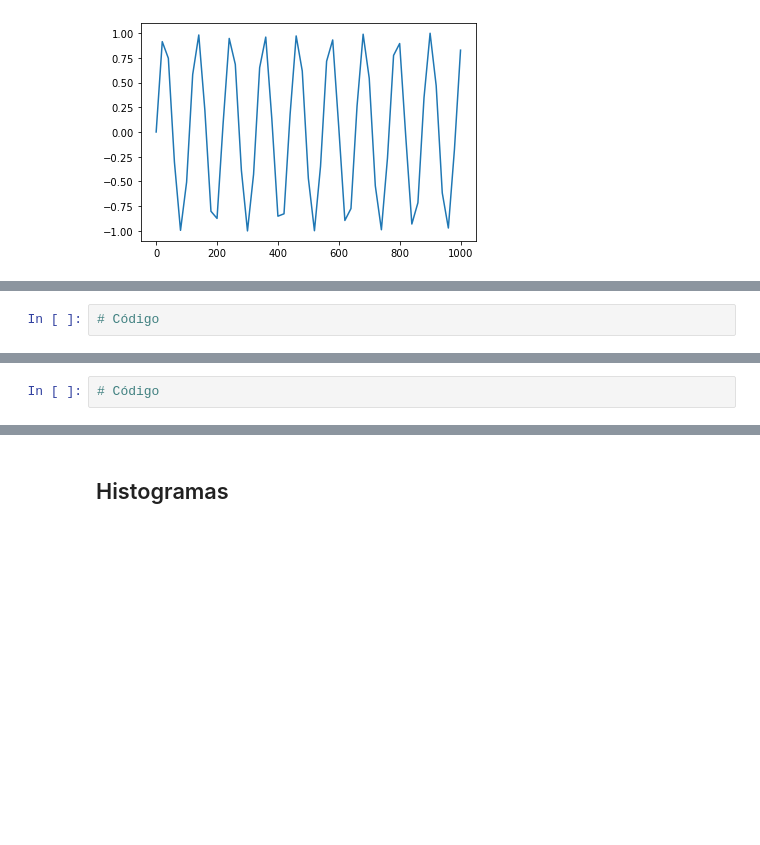
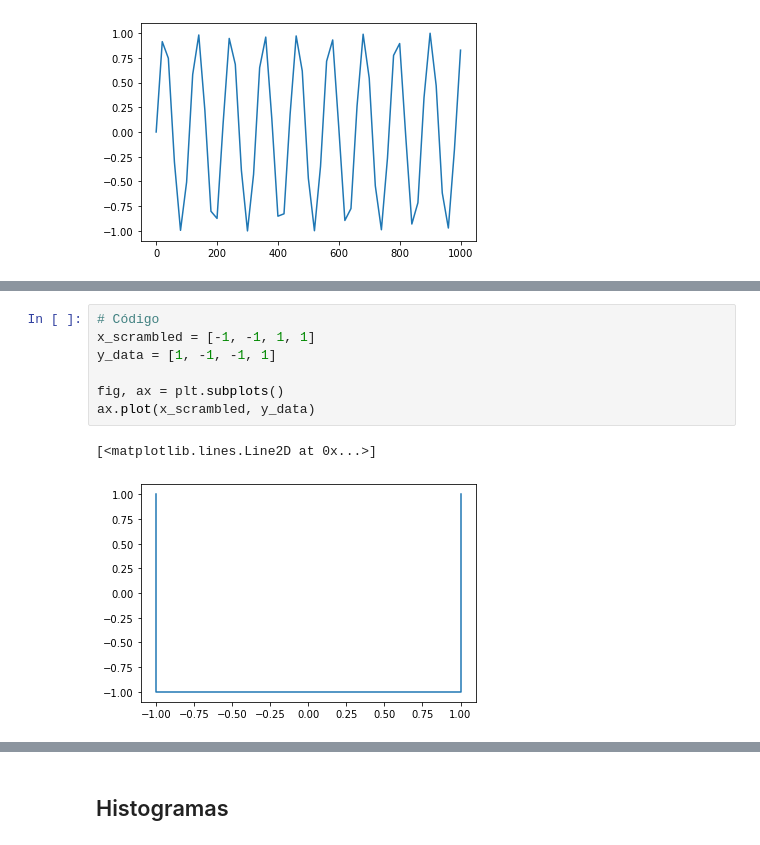
Before and after one commit to jeramirez94/Capacitacion-DataTranslator, a Jupyter notebook: Actividad 2.2.ipynb, the cells around one changed output, grey strips where cells are left out. Saved outputs shown, nothing was run; the diff lists cells and outputs as text; blank space fills up the shorter version.

```diff
--- a/Actividad 2.2.ipynb
+++ b/Actividad 2.2.ipynb
@@ -113,12 +137,18 @@ ax.plot(x, np.sin(x));
 Replicar el gráfico de la siguiente imagen como línea y como puntos:
 
 ![U](https://i.ibb.co/pvYDsdP/U.png)
-# %%
-# Código
+# %%
+# Código
+x_scrambled = [-1, -1, 1, 1]
+y_data = [1, -1, -1, 1]
+
+fig, ax = plt.subplots()
+ax.plot(x_scrambled, y_data)
+# %% [output]
+[<matplotlib.lines.Line2D at 0x...>]
+[figure, added]
 # %% [markdown]
 ### Actividad picos
 Replicar el gráfico de la siguiente imagen como línea y como puntos
 
 ![W](https://i.ibb.co/s3yHDHv/W.png)
-# %%
-# Código
```
Also changed, not shown: parts of 45 cells of this notebook, 10 other files.
